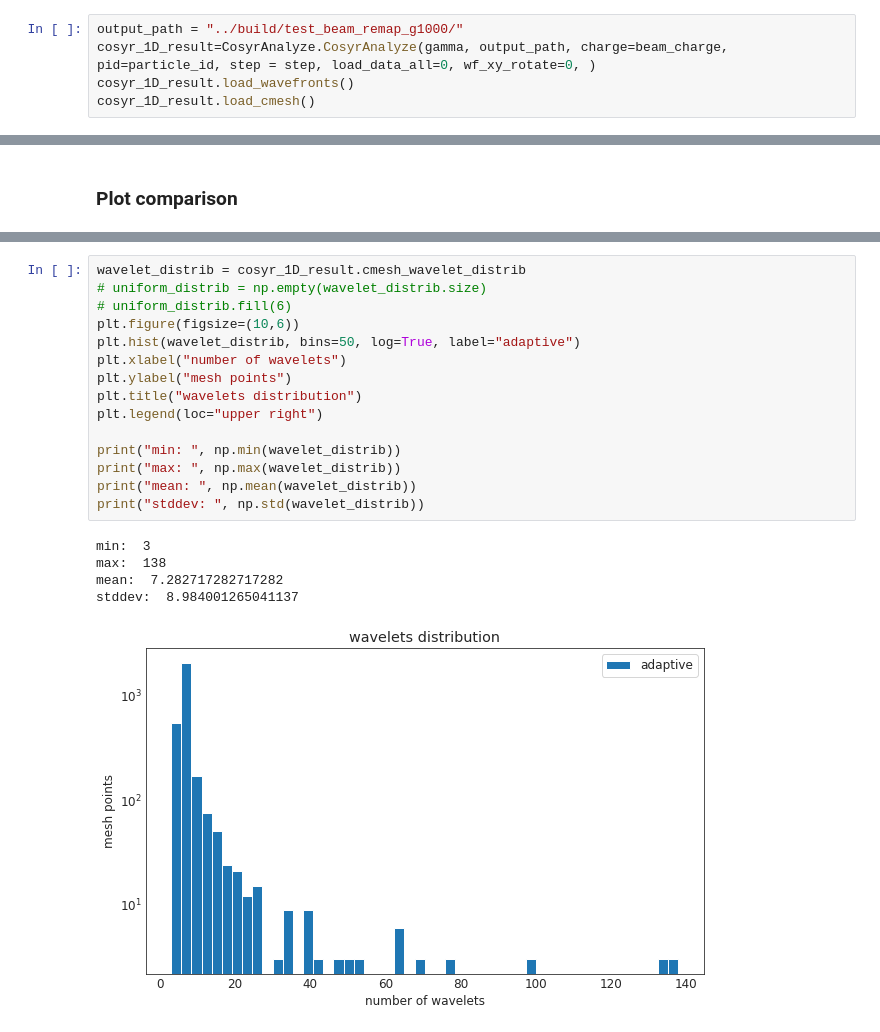
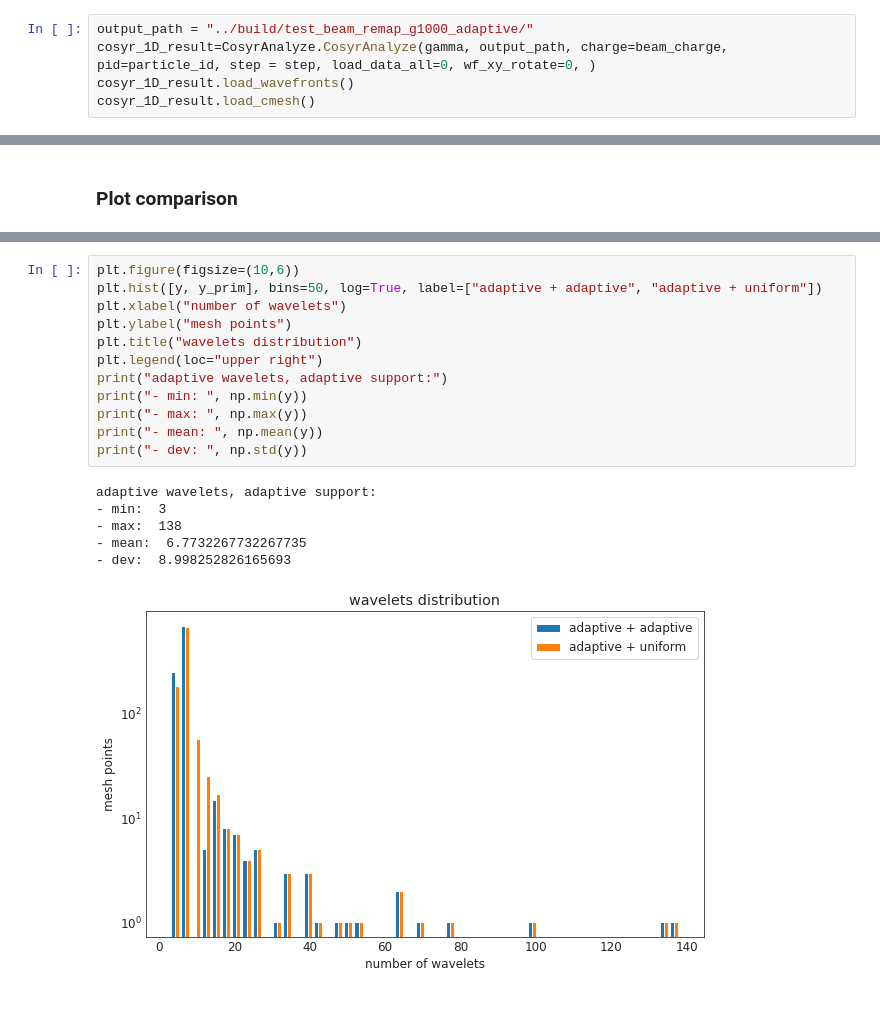
Before and after one commit to lanl/cosyr, a Jupyter notebook: analysis/1D_beam_field.ipynb, the cells around one changed output, grey strips where cells are left out. Drawn from its saved outputs; the diff is of its cells as text; blank space fills up the shorter version.

Commit message:
Compare wavelet distributions

```diff
--- a/analysis/1D_beam_field.ipynb
+++ b/analysis/1D_beam_field.ipynb
@@ -44,7 +44,7 @@ sigma = 200.0e-6/R_bend * gamma**3.0 / 6.0
 
 beta = np.sqrt(1.0-gamma**(-2.0))
 # %%
-output_path = "../build/test_beam_remap_g1000/"
+output_path = "../build/test_beam_remap_g1000_adaptive/"
 cosyr_1D_result=CosyrAnalyze.CosyrAnalyze(gamma, output_path, charge=beam_charge, pid=particle_id, step = step, load_data_all=0, wf_xy_rotate=0, )
 cosyr_1D_result.load_wavefronts()
 cosyr_1D_result.load_cmesh()
@@ -150,21 +216,19 @@ cosyr: least-squares fit:  L2 norm = 4.3956560215448144e-07
 # %%
-wavelet_distrib = cosyr_1D_result.cmesh_wavelet_distrib
-# uniform_distrib = np.empty(wavelet_distrib.size)
-# uniform_distrib.fill(6)
 plt.figure(figsize=(10,6))
-plt.hist(wavelet_distrib, bins=50, log=True, label="adaptive")
+plt.hist([y, y_prim], bins=50, log=True, label=["adaptive + adaptive", "adaptive + uniform"])
 plt.xlabel("number of wavelets")
 plt.ylabel("mesh points")
 plt.title("wavelets distribution")
 plt.legend(loc="upper right")
-
-print("min: ", np.min(wavelet_distrib))
-print("max: ", np.max(wavelet_distrib))
-print("mean: ", np.mean(wavelet_distrib))
-print("stddev: ", np.std(wavelet_distrib))
+print("adaptive wavelets, adaptive support:")
+print("- min: ", np.min(y))
+print("- max: ", np.max(y))
+print("- mean: ", np.mean(y))
+print("- dev: ", np.std(y))
 # %% [output]
-min:  3
-max:  138
-mean:  7.282717282717282
-stddev:  8.984001265041137
+adaptive wavelets, adaptive support:
+- min:  3
+- max:  138
+- mean:  6.7732267732267735
+- dev:  8.998252826165693
-[figure, old version]
+[figure, new version]
```
Also changed, not shown: parts of 6 cells of this notebook, 1 other file.
